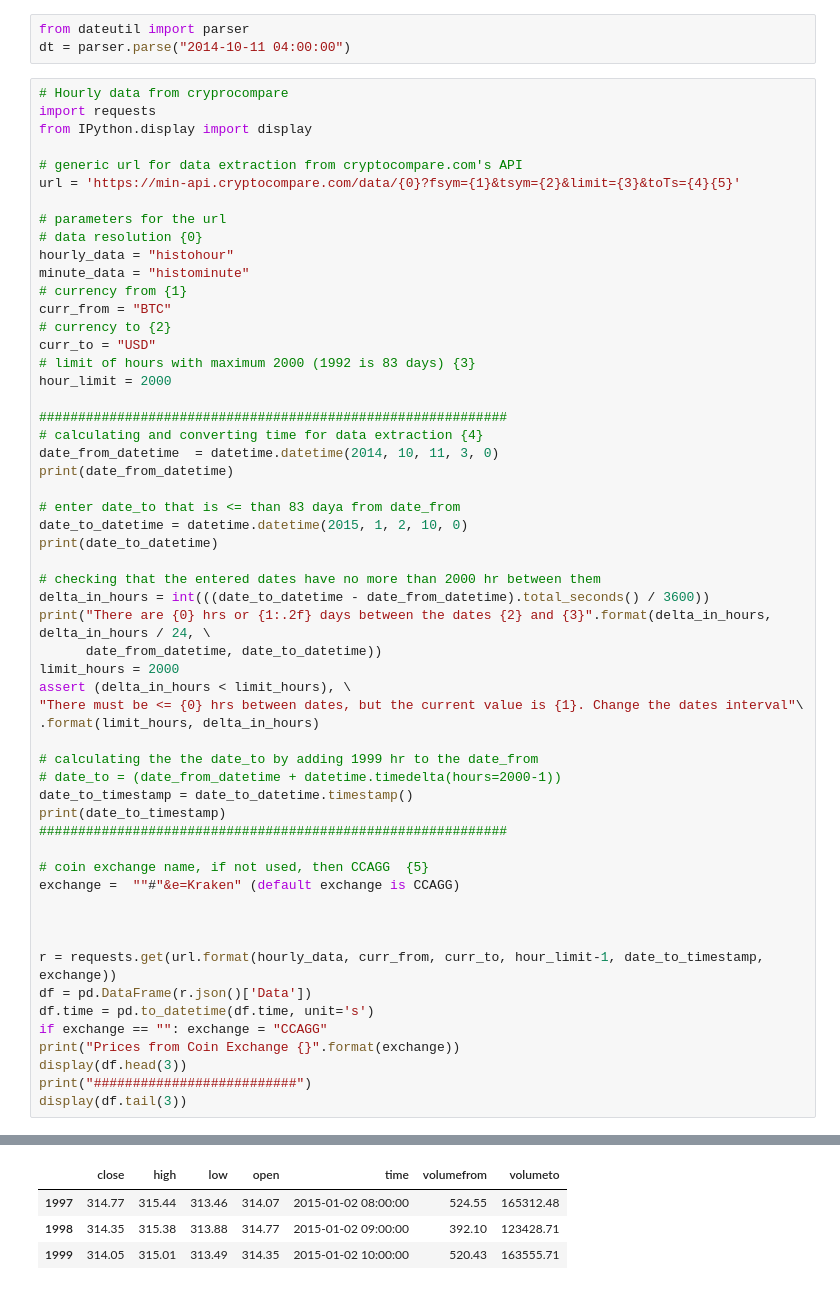
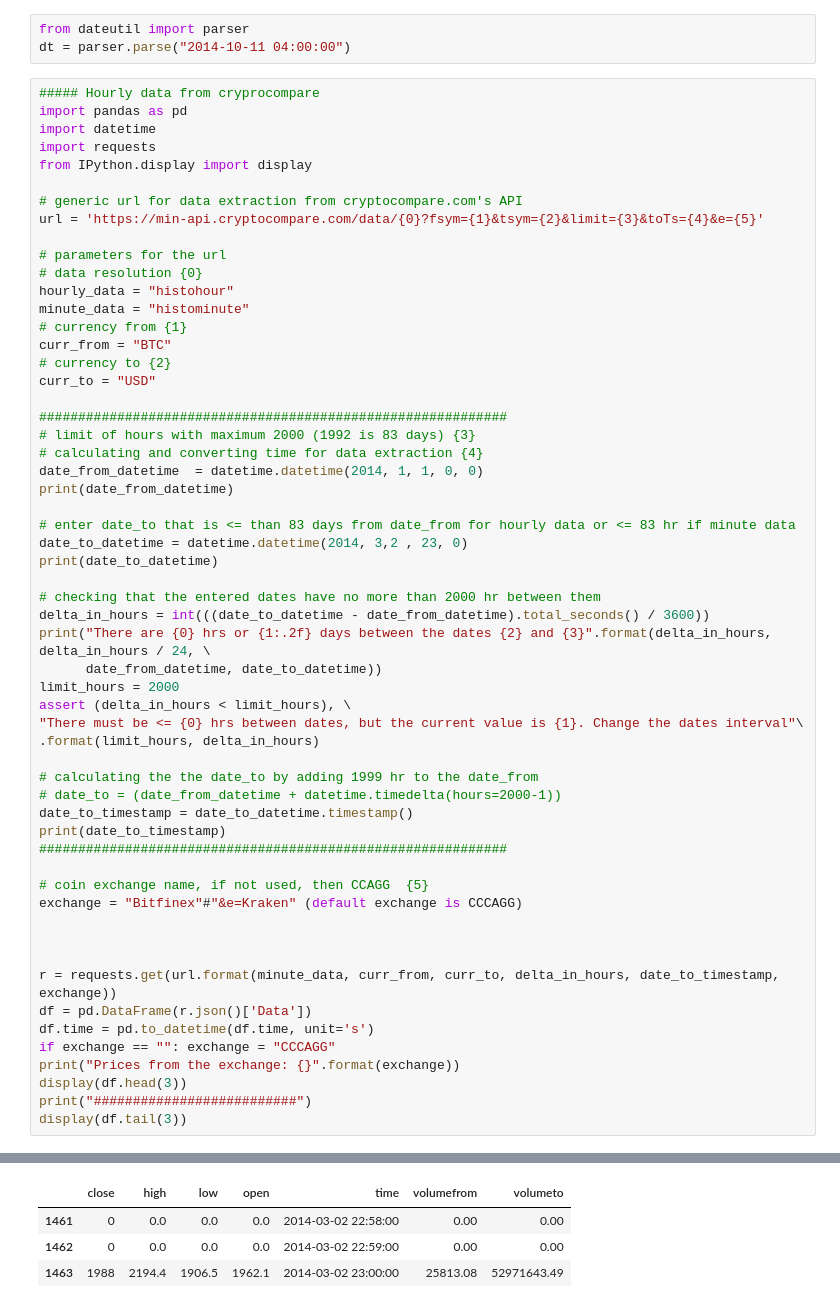
Before and after one commit to kuatroka/algo_dev, a Jupyter notebook: cryptocoin+extraction+script.ipynb, the cells around one changed output, grey strips where cells are left out. Drawn from its saved outputs; the diff is of its cells as text.

Commit message:
finished crypto extracgtion hr & min

```diff
--- a/cryptocoin+extraction+script.ipynb
+++ b/cryptocoin+extraction+script.ipynb
@@ -96,12 +96,14 @@ time.mktime(dt.timetuple())
 from dateutil import parser
 dt = parser.parse("2014-10-11 04:00:00")
 # %%
-# Hourly data from cryprocompare
+##### Hourly data from cryprocompare
+import pandas as pd
+import datetime
 import requests
 from IPython.display import display
 
 # generic url for data extraction from cryptocompare.com's API
-url = 'https://min-api.cryptocompare.com/data/{0}?fsym={1}&tsym={2}&limit={3}&toTs={4}{5}'
+url = 'https://min-api.cryptocompare.com/data/{0}?fsym={1}&tsym={2}&limit={3}&toTs={4}&e={5}'
 
 # parameters for the url
 # data resolution {0}
@@ -111,16 +113,15 @@ minute_data = "histominute"
 curr_from = "BTC"
 # currency to {2}
 curr_to = "USD"
-# limit of hours with maximum 2000 (1992 is 83 days) {3}
-hour_limit = 2000
 
 ############################################################
+# limit of hours with maximum 2000 (1992 is 83 days) {3}
 # calculating and converting time for data extraction {4}
-date_from_datetime  = datetime.datetime(2014, 10, 11, 3, 0)
+date_from_datetime  = datetime.datetime(2014, 1, 1, 0, 0)
 print(date_from_datetime)
 
-# enter date_to that is <= than 83 daya from date_from
-date_to_datetime = datetime.datetime(2015, 1, 2, 10, 0)
+# enter date_to that is <= than 83 days from date_from for hourly data or <= 83 hr if minute data
+date_to_datetime = datetime.datetime(2014, 3,2 , 23, 0)
 print(date_to_datetime)
 
 # checking that the entered dates have no more than 2000 hr between them
@@ -139,15 +140,15 @@ print(date_to_timestamp)
 ############################################################
 
 # coin exchange name, if not used, then CCAGG  {5}
-exchange =  ""#"&e=Kraken" (default exchange is CCAGG)
+exchange = "Bitfinex"#"&e=Kraken" (default exchange is CCCAGG)
 
 
 
-r = requests.get(url.format(hourly_data, curr_from, curr_to, hour_limit-1, date_to_timestamp, exchange))
+r = requests.get(url.format(minute_data, curr_from, curr_to, delta_in_hours, date_to_timestamp, exchange))
 df = pd.DataFrame(r.json()['Data'])
 df.time = pd.to_datetime(df.time, unit='s')
-if exchange == "": exchange = "CCAGG"
-print("Prices from Coin Exchange {}".format(exchange))
+if exchange == "": exchange = "CCCAGG"
+print("Prices from the exchange: {}".format(exchange))
 display(df.head(3))
 print("##########################")
 display(df.tail(3))
@@ -164,5 +165,5 @@ Prices from Coin Exchange CCAGG
 ##########################
 |  | close | high | low | open | time | volumefrom | volumeto |
-| 1997 | 314.77 | 315.44 | 313.46 | 314.07 | 2015-01-02 08:00:00 | 524.55 | 165312.48 |
-| 1998 | 314.35 | 315.38 | 313.88 | 314.77 | 2015-01-02 09:00:00 | 392.10 | 123428.71 |
-| 1999 | 314.05 | 315.01 | 313.49 | 314.35 | 2015-01-02 10:00:00 | 520.43 | 163555.71 |
+| 1461 | 0 | 0.0 | 0.0 | 0.0 | 2014-03-02 22:58:00 | 0.00 | 0.00 |
+| 1462 | 0 | 0.0 | 0.0 | 0.0 | 2014-03-02 22:59:00 | 0.00 | 0.00 |
+| 1463 | 1988 | 2194.4 | 1906.5 | 1962.1 | 2014-03-02 23:00:00 | 25813.08 | 52971643.49 |
```
Also changed, not shown: parts of 1 cell of this notebook.
